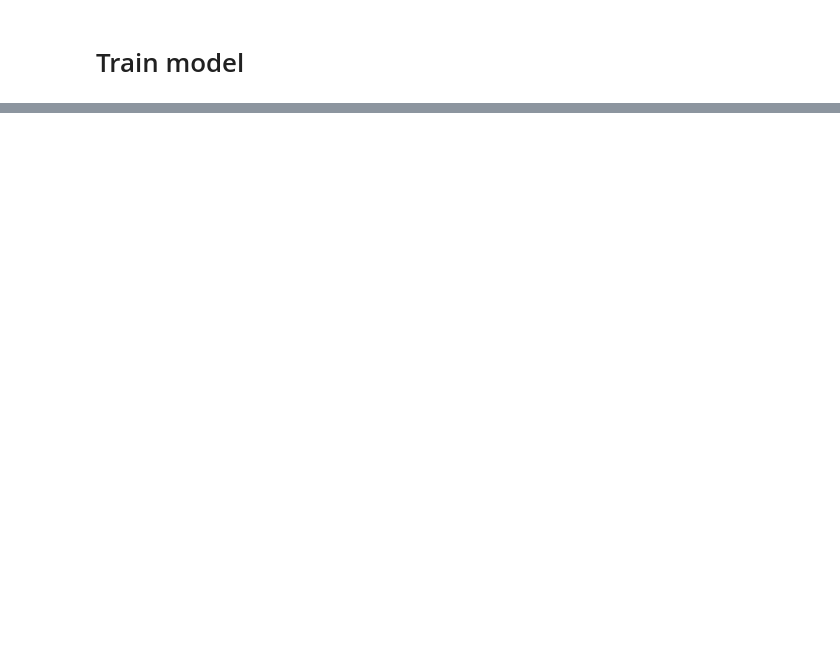
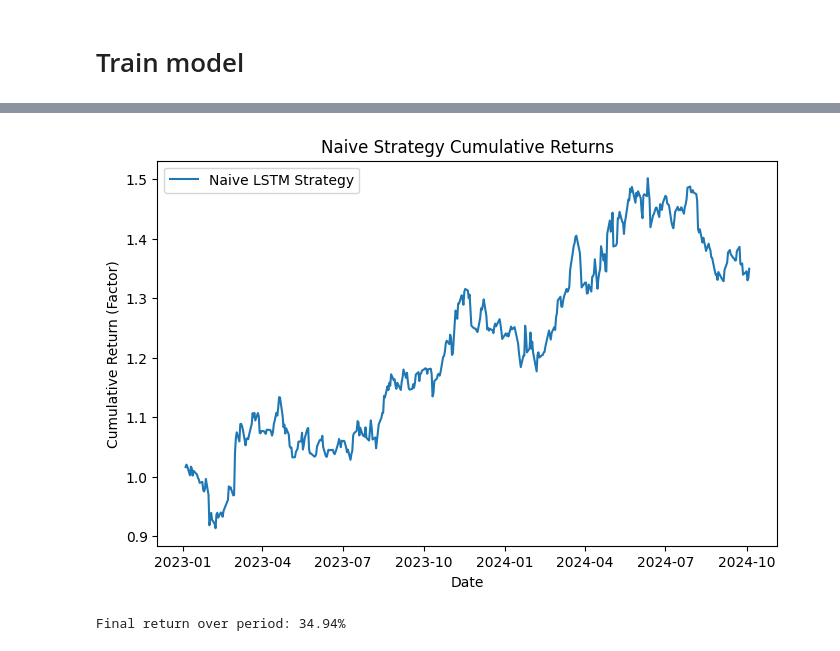
Before and after one commit to PTrendafilov/BUCKS, a Jupyter notebook: model.ipynb, the cells around one changed output, grey strips where cells are left out. Cells and saved outputs as stored; diff of their text form; code cells hidden in the pictures; blank space fills up the shorter version.

```diff
--- a/model.ipynb
+++ b/model.ipynb
@@ -359,0 +420,45 @@ for i, symbol in enumerate(symbols):
+# %%
+import numpy as np
+import pandas as pd
+import matplotlib.pyplot as plt
+
+# (1) Predicted vs. Actual percentage changes
+predicted_changes = y_test_pred_pct  # Shape (N-1, 4)
+actual_changes = y_test_true_pct     # Shape (N-1, 4)
+
+# (2) Build signals (+1 = long, -1 = short)
+signals = np.zeros_like(predicted_changes)
+signals[predicted_changes > 0.001] = 1
+signals[predicted_changes < 0.001] = -1
+
+# (3) Compute daily returns based on actual price changes
+daily_symbol_returns = signals * actual_changes  # Shape (N-1, 4)
+
+# (4) Aggregate into portfolio return (average across symbols)
+daily_portfolio_return = daily_symbol_returns.mean(axis=1)  # Shape (N-1,)
+
+# (5) Ensure dates match the number of rows in y_test_true_pct
+dates_for_test = test_merged.index  # Get actual test dataset dates
+dates_for_test = dates_for_test[1:len(daily_portfolio_return) + 1]  # Align length exactly
+
+# (6) Create strategy returns with properly aligned dates
+strategy_returns = pd.Series(daily_portfolio_return, index=dates_for_test)
+
+# (7) Calculate cumulative returns
+cumulative_returns = (1 + strategy_returns / 100).cumprod()
+
+# (8) Plot cumulative returns
+plt.figure(figsize=(8, 5))
+plt.plot(cumulative_returns, label="Naive LSTM Strategy")
+plt.title("Naive Strategy Cumulative Returns")
+plt.xlabel("Date")
+plt.ylabel("Cumulative Return (Factor)")
+plt.legend()
+plt.show()
+
+# (9) Evaluate final total return
+final_return = cumulative_returns.iloc[-1] - 1
+print(f"Final return over period: {final_return * 100:.2f}%")
+# %% [output]
+[figure, added]
+Final return over period: 34.94%
```
Also changed, not shown: parts of 16 cells of this notebook.
